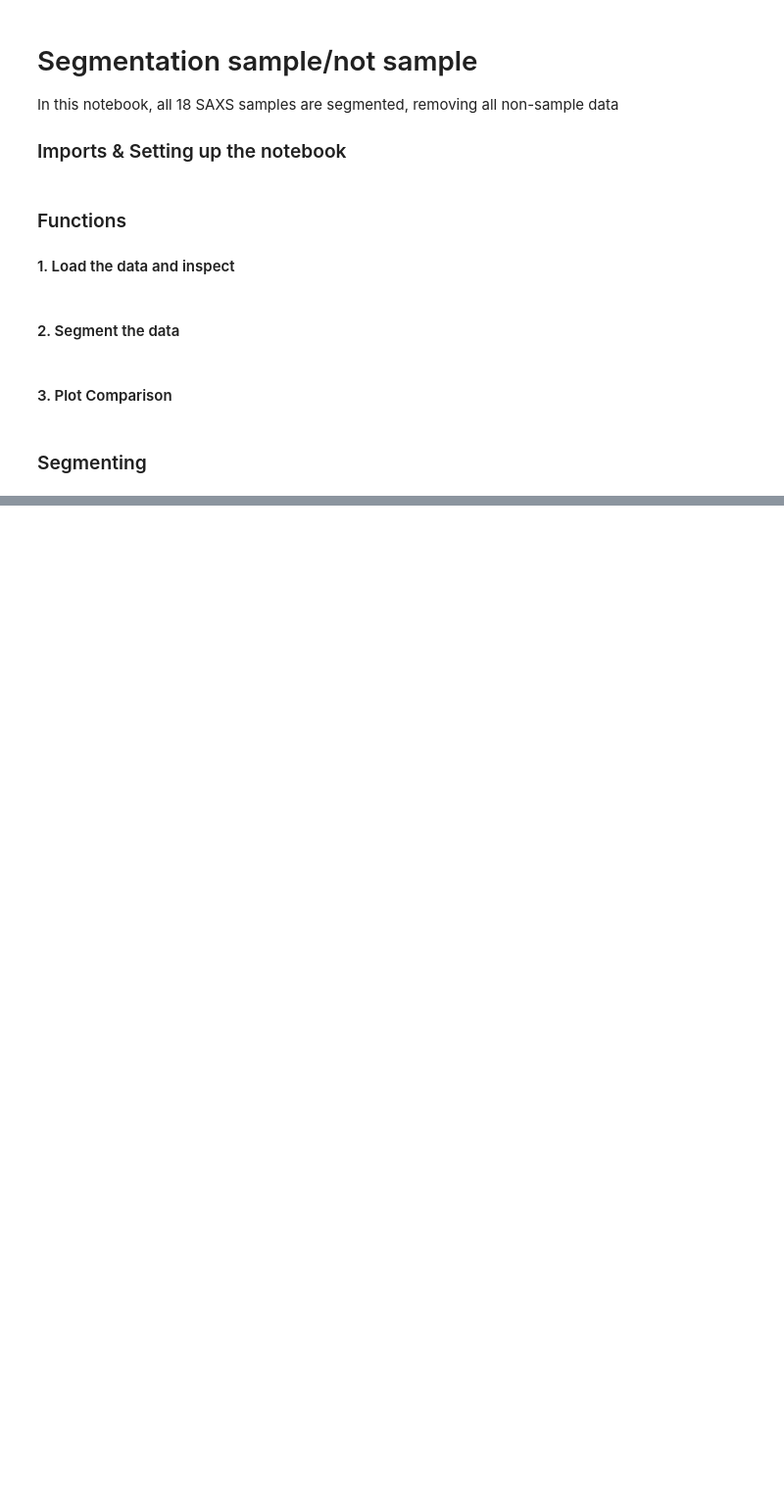
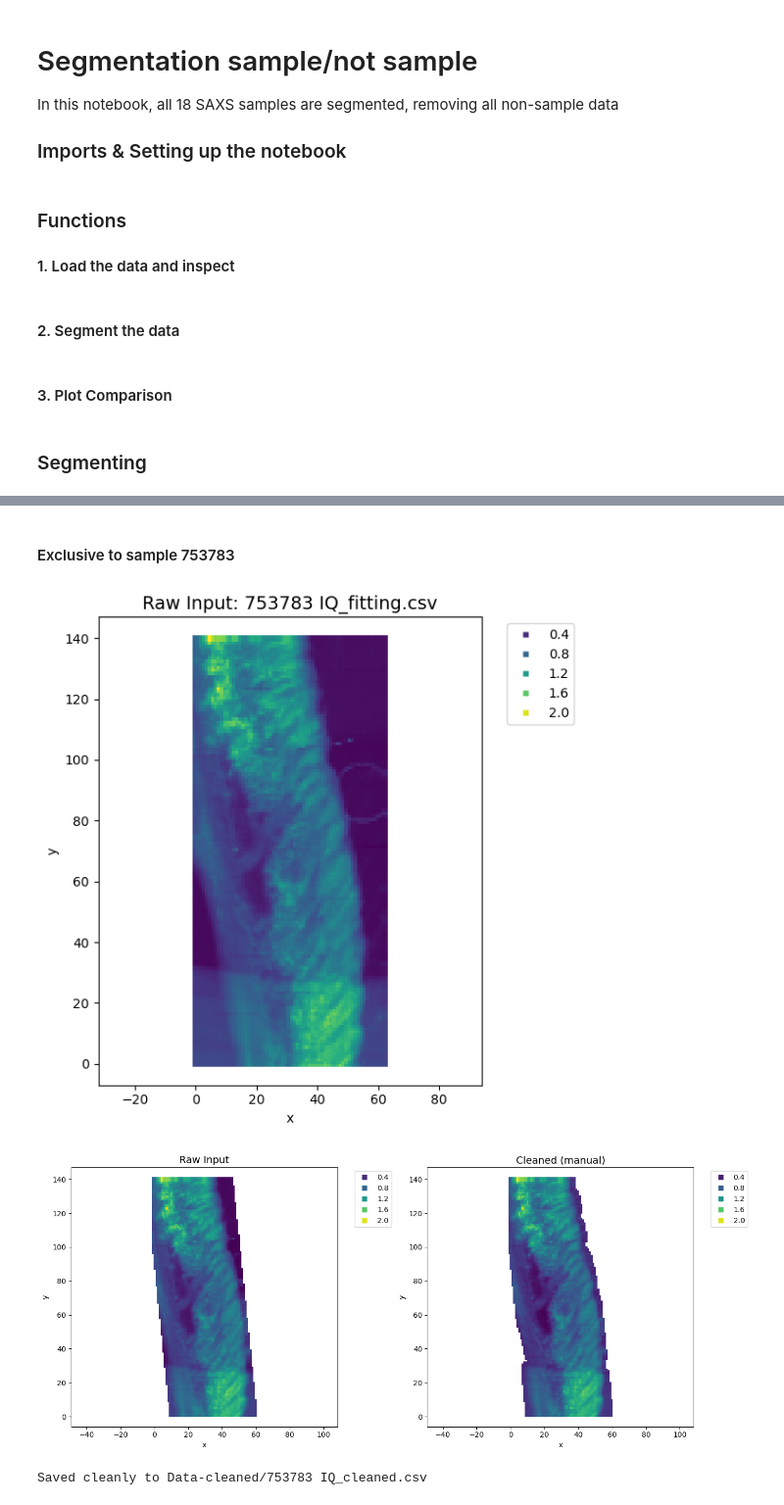
Before and after one commit to tomas2129silva/MSc-Dissertation, a Jupyter notebook: Cleaning_Samples.ipynb, the cells around one changed output, grey strips where cells are left out. Shown at 98% size. Saved outputs shown, nothing was run; the diff lists cells and outputs as text; code cells hidden in the pictures; blank space fills up the shorter version.

```diff
--- a/Cleaning_Samples.ipynb
+++ b/Cleaning_Samples.ipynb
@@ -79,6 +79,23 @@ def plot_comparison(df_raw, df_clean, title, sample_id):
     plt.tight_layout()
     plt.savefig(f"Data-cleaned/{sample_id} IQ_plot.png", dpi=300, bbox_inches='tight')
     plt.show()
+# %%
+### EXCLUSIVE for sample 753783 -------------------------
+
+from matplotlib.path import Path
+
+def polygon_scissor_cut(df, corners):
+    # Create the polygon path
+    p = Path(corners)
+
+    # Grab all x, y coordinates from the dataframe
+    points = df[['x', 'y']].values
+
+    # Check which points fall INSIDE your drawn shape
+    inside_mask = p.contains_points(points)
+
+    # Keep only the inside points
+    return df[inside_mask].copy()
 # %% [markdown]
 ### Segmenting
 # %%
@@ -125,0 +143,44 @@ Saved cleanly to Data-cleaned/692798 IQ_cleaned.csv
+# %% [markdown]
+#### Exclusive to sample 753783
+# %%
+### EXCLUSIVE for sample 753783 -------------------------
+
+current_sample_id = '753783'
+current_wound_day = 14
+
+# 1. Load the raw data
+file_to_test = f'Data/{current_sample_id} IQ_fitting.csv'
+df_raw = load_and_inspect(file_to_test)
+
+# 2. Define the 4 corners of the slanted tissue (x, y)
+tissue_boundaries = [
+    (10, 0),    # Bottom-Left
+    (-5, 145),  # Top-Left
+    (45, 145),  # Top-Right
+    (60, 0)     # Bottom-Right
+]
+
+# 3. Cut the background off
+df_prepared = polygon_scissor_cut(df_raw, corners=tissue_boundaries)
+
+# 4. Segment what's left
+current_method = 'manual'
+current_thresh = 0.4
+
+df_clean = apply_segmentation(df_prepared, method=current_method, manual_thresh=current_thresh)
+
+# 5. Check the side-by-side result
+plot_comparison(df_prepared, df_clean, title=current_method, sample_id=current_sample_id)
+
+# Stamp the manifest info
+df_clean['sample_id'] = current_sample_id
+df_clean['wound_day'] = current_wound_day
+
+# Save
+save_path = f"Data-cleaned/{current_sample_id} IQ_cleaned.csv"
+df_clean.to_csv(save_path, index=False)
+print(f"Saved cleanly to {save_path}")
+# %% [output]
+[figure, added]
+[figure, added]
+Saved cleanly to Data-cleaned/753783 IQ_cleaned.csv
```
Also changed, not shown: parts of 4 cells of this notebook.
